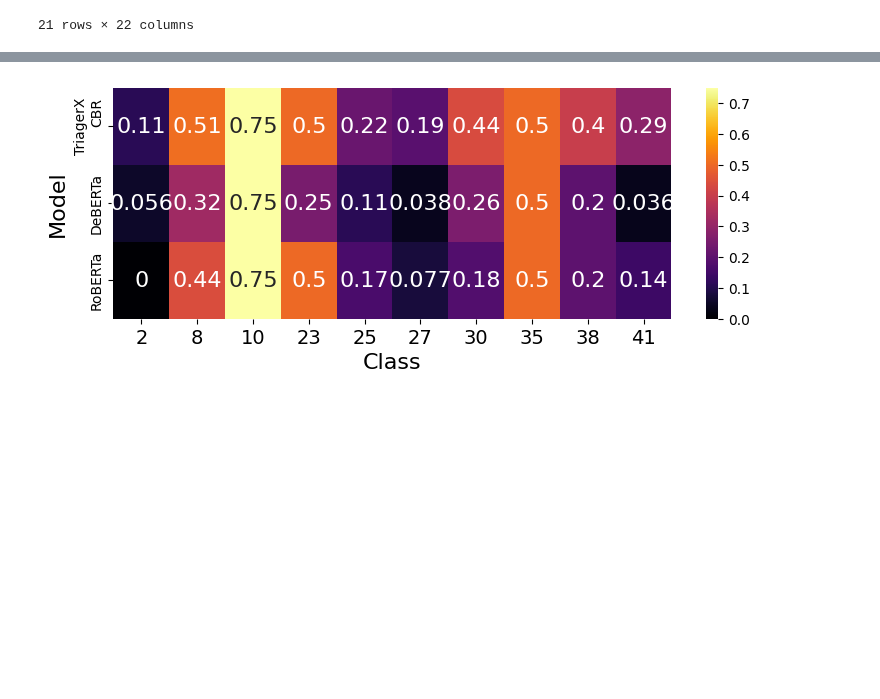
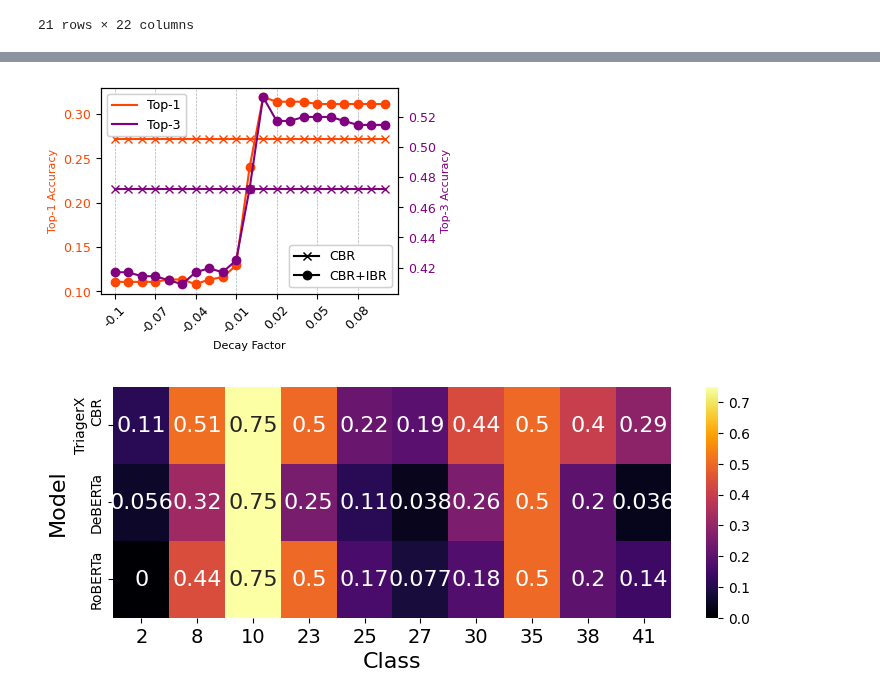
Before and after one commit to afifaniks/triagerX, a Jupyter notebook: notebook/result_analysis.ipynb, the cells around one changed output, grey strips where cells are left out. Cells and saved outputs as stored; diff of their text form; code cells hidden in the pictures; blank space fills up the shorter version.

```diff
--- a/notebook/result_analysis.ipynb
+++ b/notebook/result_analysis.ipynb
@@ -409,3 +409,67 @@ plt.show()
+# %%
+import pandas as pd
+import matplotlib.pyplot as plt
+import matplotlib.lines as mlines
+
+# Extract data
+time_factor = time_factor_df['time_decay_factor'].tolist()
+t1dl = time_factor_df["T1DL"].tolist()
+t1 = time_factor_df["T1Com"].tolist()
+t3dl = time_factor_df["T3DL"].tolist()
+t3 = time_factor_df["T3Com"].tolist()
+
+# Reduce font sizes slightly
+plt.rcParams.update({
+    "font.size": 12,
+    "xtick.labelsize": 9,
+    "ytick.labelsize": 9,
+})
+
+# Create a more compact figure
+fig, ax1 = plt.subplots(figsize=(4.2, 2.8))  # Fits better in a column
+
+# Plot Top-1
+ax1.plot(time_factor, t1, color='orangered', marker='o', label='Top-1')
+ax1.plot(time_factor, t1dl, color='orangered', marker='x', label='Top-1DL')
+ax1.set_xlabel('Decay Factor')
+ax1.set_ylabel('Top-1 Accuracy', color='orangered')
+ax1.tick_params(axis='y', labelcolor='orangered')
+
+# Plot Top-3
+ax2 = ax1.twinx()
+ax2.plot(time_factor, t3, color='purple', marker='o', label='Top-3')
+ax2.plot(time_factor, t3dl, color='purple', marker='x', label='Top-3DL')
+ax2.set_ylabel('Top-3 Accuracy', color='purple')
+ax2.tick_params(axis='y', labelcolor='purple')
+
+# Sample x-ticks to reduce label clutter
+tick_spacing = 3  # or try 3
+reduced_ticks = time_factor[::tick_spacing]
+ax1.set_xticks(reduced_ticks)
+ax1.set_xticklabels([str(tf) for tf in reduced_ticks], rotation=45)
+
+# Vertical grid lines only
+ax1.grid(True, axis='x', linestyle='--', linewidth=0.5)
+# ax1.grid(False)
+# ax2.grid(False)
+
+# Proxy legend handles
+top1_line = mlines.Line2D([], [], color='orangered', label='Top-1')
+top3_line = mlines.Line2D([], [], color='purple', label='Top-3')
+cbr_line = mlines.Line2D([], [], color='black', marker='x', label='CBR')
+cbr_cob_line = mlines.Line2D([], [], color='black', marker='o', label='CBR+IBR')
+
+# Combine legends if space is tight, or keep separate
+legend1 = ax1.legend(handles=[top1_line, top3_line], loc='upper left', fontsize=9)
+legend2 = ax2.legend(handles=[cbr_line, cbr_cob_line], loc='lower right', fontsize=9)
+ax1.add_artist(legend1)
+ax2.add_artist(legend2)
+
+plt.tight_layout(pad=0.5)
+plt.savefig('openj9-decay-factor.pdf', bbox_inches='tight')
+plt.show()
+# %% [output]
+[figure, added]
 # %%
 import json
 with open("notebook/top1_class_comparison.json", "r") as f:
```
Also changed, not shown: parts of 2 cells of this notebook, 1 other file.
